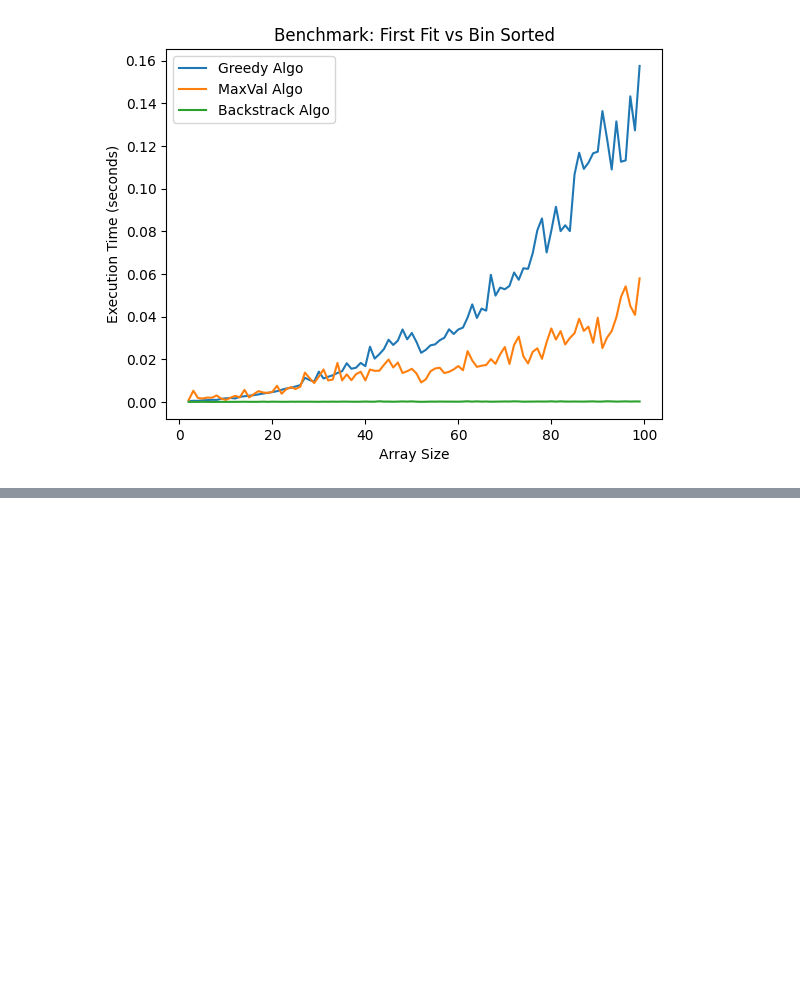
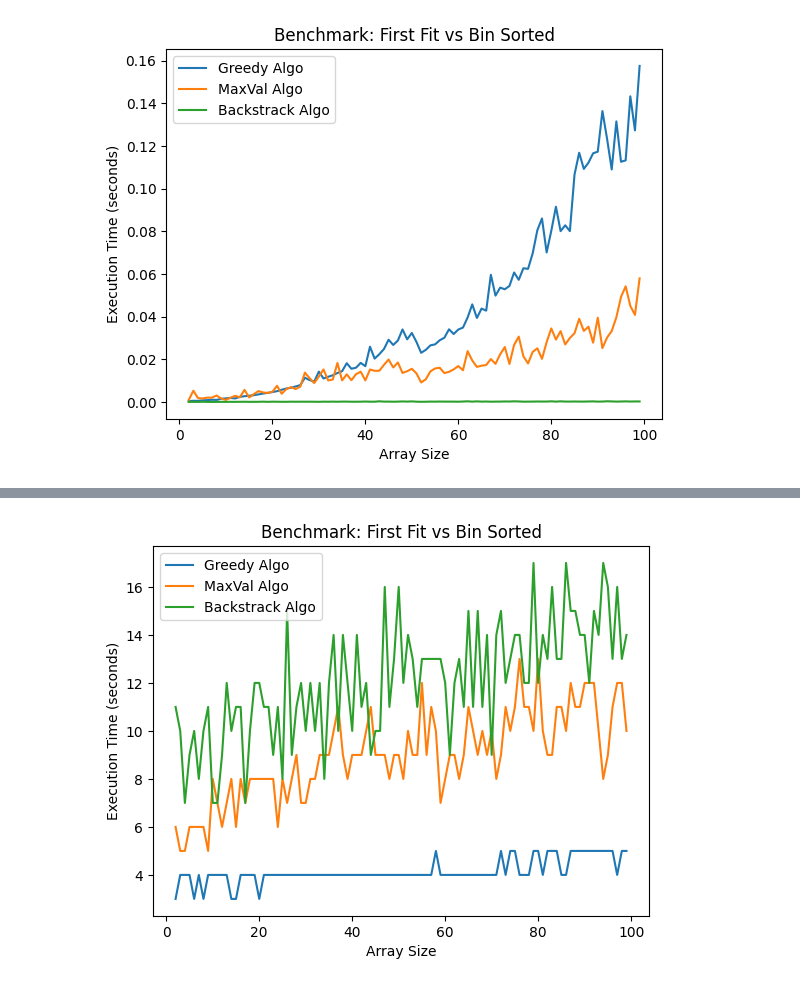
Before and after one commit to BcanTayiz/Computer-Science-Research, a Jupyter notebook: set_cover_research.ipynb, the cells around one changed output, grey strips where cells are left out. Drawn from its saved outputs; the diff is of its cells as text; code cells hidden in the pictures; blank space fills up the shorter version.

```diff
--- a/set_cover_research.ipynb
+++ b/set_cover_research.ipynb
@@ -195,0 +249,14 @@ plt.show()
+# %%
+import matplotlib.pyplot as plt
+
+# Plot the results
+plt.plot(sizes, greedy_algo_results, label='Greedy Algo')
+plt.plot(sizes, maxVal_results, label='MaxVal Algo')
+plt.plot(sizes, backstrack_algo_results, label='Backstrack Algo')
+plt.xlabel('Array Size')
+plt.ylabel('Execution Time (seconds)')
+plt.legend()
+plt.title('Benchmark: First Fit vs Bin Sorted')
+plt.show()
+# %% [output]
+[figure, added]
```
Also changed, not shown: parts of 1 cell of this notebook, 3 other files.
